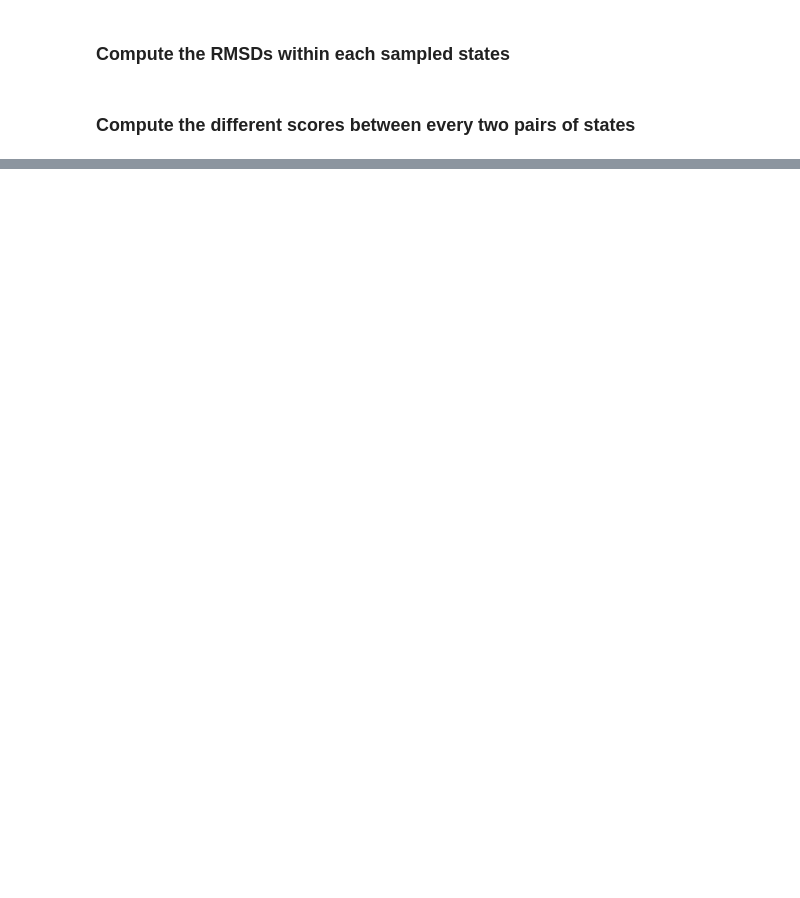
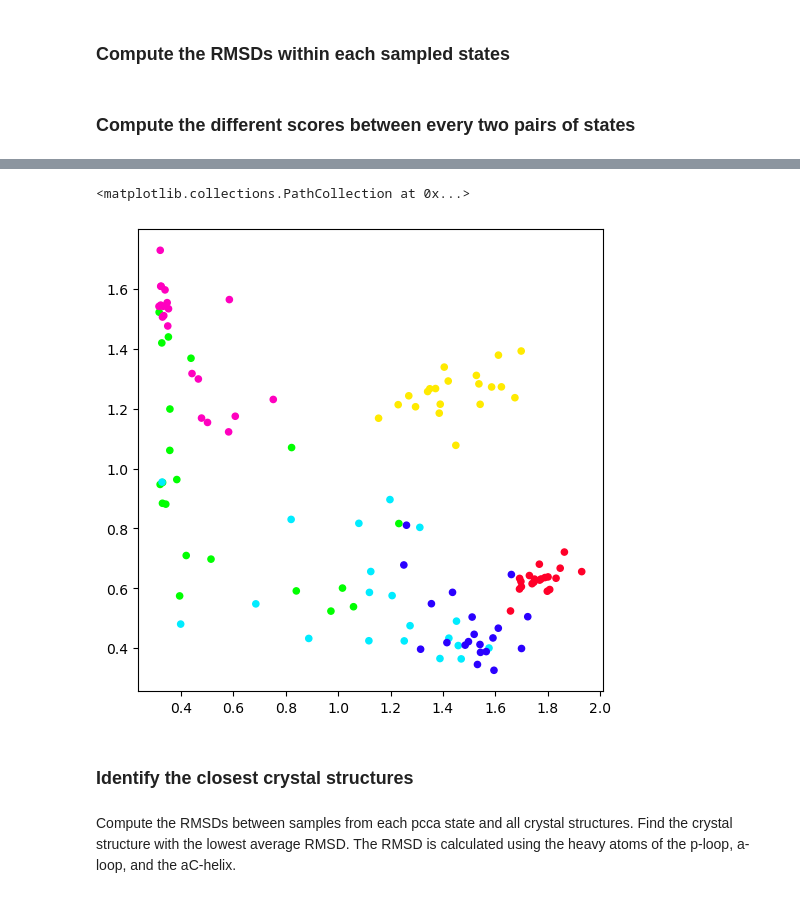
Before and after one commit to meyresearch/kinase_analysis, a Jupyter notebook: analysis_compare_samples.ipynb, the cells around one changed output, grey strips where cells are left out. Drawn from its saved outputs; the diff is of its cells as text; code cells hidden in the pictures; blank space fills up the shorter version.

```diff
--- a/analysis_compare_samples.ipynb
+++ b/analysis_compare_samples.ipynb
@@ -86,0 +90,23 @@ array([0.04765154, 0.14540334, 0.29164919, 0.35498241, 0.36290987,
+# %%
+ac_dists = []
+ac_state = []
+for i, sample in enumerate(samples):
+    ac_state.extend([i]*len(sample))
+    ac_dists.extend(achelix_featuriser(sample, save_to_disk=None))
+ac_dists = np.array(ac_dists)
+# %%
+cmap = 'gist_rainbow'
+n_states = 6
+cmap = mpl.colormaps[f'{cmap}'].resampled(n_states)
+norm = colors.BoundaryNorm(list(range(0, n_states+1)), n_states, clip=True)
+
+fig, ax=plt.subplots(1,1,figsize=(6, 6))
+
+ax.scatter(ac_dists[:,0], ac_dists[:,1], s=20, c=state, cmap=cmap, norm=norm)
+# %% [output]
+<matplotlib.collections.PathCollection at 0x...>
+[figure, added]
+# %% [markdown]
+### Identify the closest crystal structures
+# %% [markdown]
+Compute the RMSDs between samples from each pcca state and all crystal structures. Find the crystal structure with the lowest average RMSD. The RMSD is calculated using the heavy atoms of the p-loop, a-loop, and the aC-helix.
```
Also changed, not shown: parts of 17 cells of this notebook, 4 other files.
